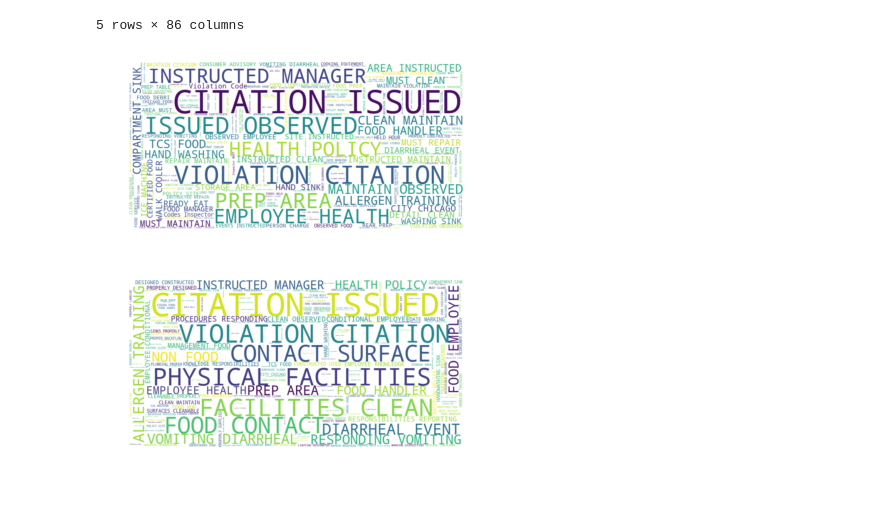
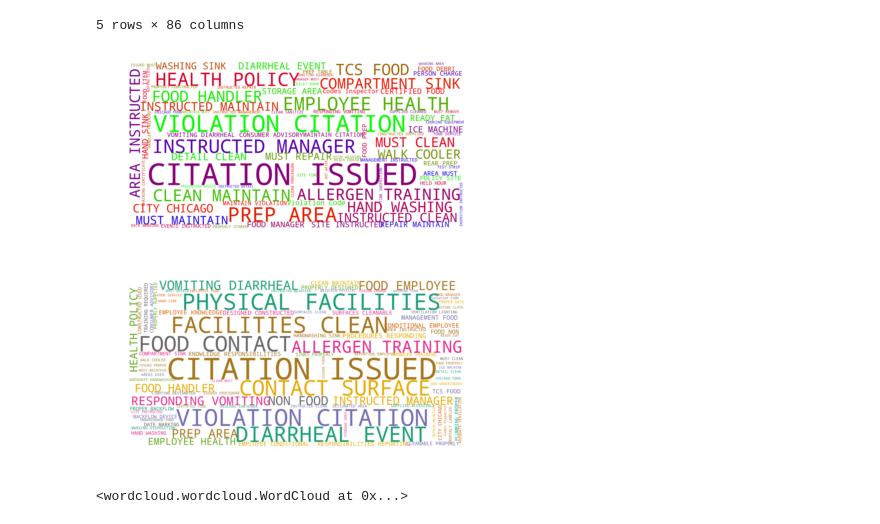
Before and after one commit to prinszi/final_project, a Jupyter notebook: word_clouds.ipynb, the cells around one changed output. Saved outputs shown, nothing was run; the diff lists cells and outputs as text; code cells hidden in the pictures.

Commit message:
colormapped word clouds

```diff
--- a/word_clouds.ipynb
+++ b/word_clouds.ipynb
@@ -37,13 +43,13 @@ comments_list = df.all_comments
 all_comments = comments_list.str.cat(sep = " ")
 # %%
 stopwords = set(STOPWORDS)
-stopwords.update(["nan", "nan ", " nan", " nan ", "priority", "foundation", "comments", "provide", "maintained", "installed", "instructed maintain"])
-all_comment_wordcloud = WordCloud(stopwords=stopwords, background_color="white", width = 800, height = 400).generate(all_comments)
+stopwords.update(["nan", "nan ", " nan", " nan ", "priority", "foundation", "comments", "provide", "maintained", "installed", "instructed maintain", "observed"])
+all_comment_wordcloud = WordCloud(stopwords=stopwords, background_color="white", width = 800, height = 400, scale=2, min_font_size=8, max_font_size = 72, max_words=200, colormap = "brg").generate(all_comments)
 plt.imshow(all_comment_wordcloud, interpolation='bilinear')
 plt.axis("off")
 plt.show()
 # %% [output]
-[figure, old version]
+[figure, new version]
 # %%
 i=1
 for violation in range(0, 33):
@@ -56,9 +62,14 @@ all_violations = violations_list.str.cat(sep = " ")
 # %%
 # stopwords = set(STOPWORDS)
 # stopwords.update(["nan", "nan ", " nan", " nan "])
-all_violation_wordcloud = WordCloud(stopwords=stopwords, background_color="white", width = 800, height = 400).generate(all_violations)
+all_violation_wordcloud = WordCloud(stopwords=stopwords, background_color="white", width = 800, height = 400, scale=2, min_font_size=8, max_font_size = 72, max_words=200, colormap="Dark2").generate(all_violations)
 plt.imshow(all_violation_wordcloud, interpolation='bilinear')
 plt.axis("off")
 plt.show()
 # %% [output]
-[figure, old version]
+[figure, new version]
+# %%
+all_comment_wordcloud.to_file("comments_wordcloud.png")
+all_violation_wordcloud.to_file("violations_wordcloud.png")
+# %% [output]
+<wordcloud.wordcloud.WordCloud at 0x...>
```
Also changed, not shown: parts of 1 cell of this notebook, 2 other files.
